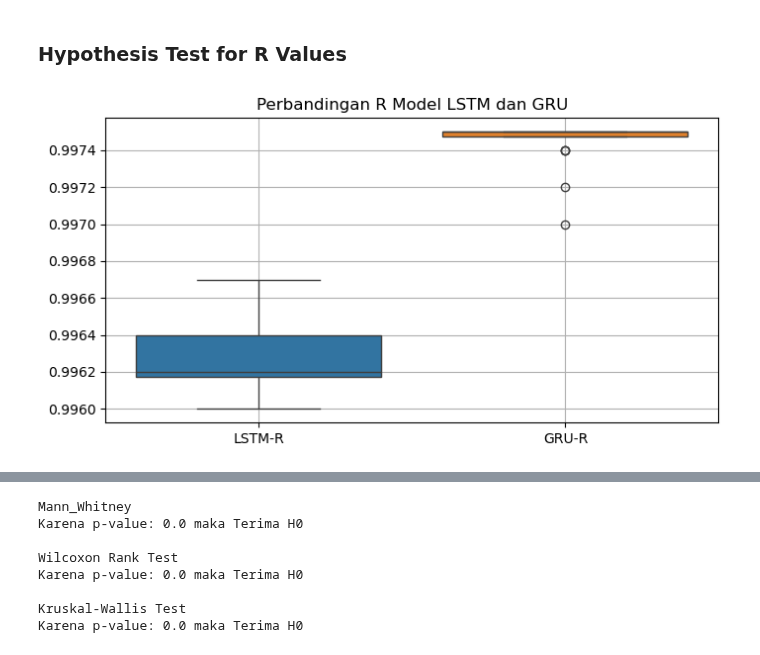
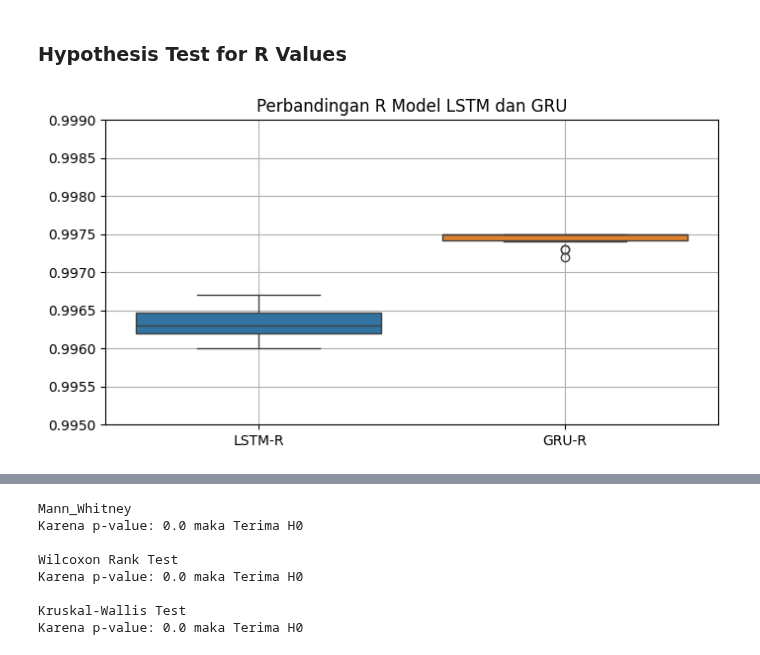
Before and after one commit to kusin/tensorflow-btc-usd-v2, a Jupyter notebook: K06-Uji-Hipotesis.ipynb, the cells around one changed output, grey strips where cells are left out. Drawn from its saved outputs; the diff is of its cells as text; code cells hidden in the pictures.

```diff
--- a/K06-Uji-Hipotesis.ipynb
+++ b/K06-Uji-Hipotesis.ipynb
@@ -28,16 +28,17 @@ np.round(dataset[:5],3)
 # %% [markdown]
 ### Hypothesis Test of Non-parametric
 # %%
-def boxplot(dataset, title):
+def boxplot(data, min, max, title):
 
   # create boxplot
   fig, ax = plt.subplots(figsize=(8,4))
-  sns.boxplot(data=dataset)
+  sns.boxplot(data=data)
 
   # set labels
   ax.set_title(title)
   ax.set_xlabel('')
   ax.set_ylabel('')
+  ax.set_ylim(min,max)
   ax.grid(True)
 
   # show boxplot
@@ -107,9 +108,11 @@ def hypothesis(lstm, gru):
 # %% [markdown]
 ### Hypothesis Test for R Values
 # %%
-boxplot(dataset[["LSTM-R", "GRU-R"]], "Perbandingan R Model LSTM dan GRU")
+boxplot(
+  data=dataset[["LSTM-R", "GRU-R"]], min=0.9950, max=0.999,
+  title="Perbandingan R Model LSTM dan GRU")
 # %% [output]
-[figure, old version]
+[figure, new version]
 # %%
 normality(dataset["LSTM-R"], dataset["GRU-R"])
 # %% [output]
```
Also changed, not shown: parts of 15 cells of this notebook, 13 other files.
